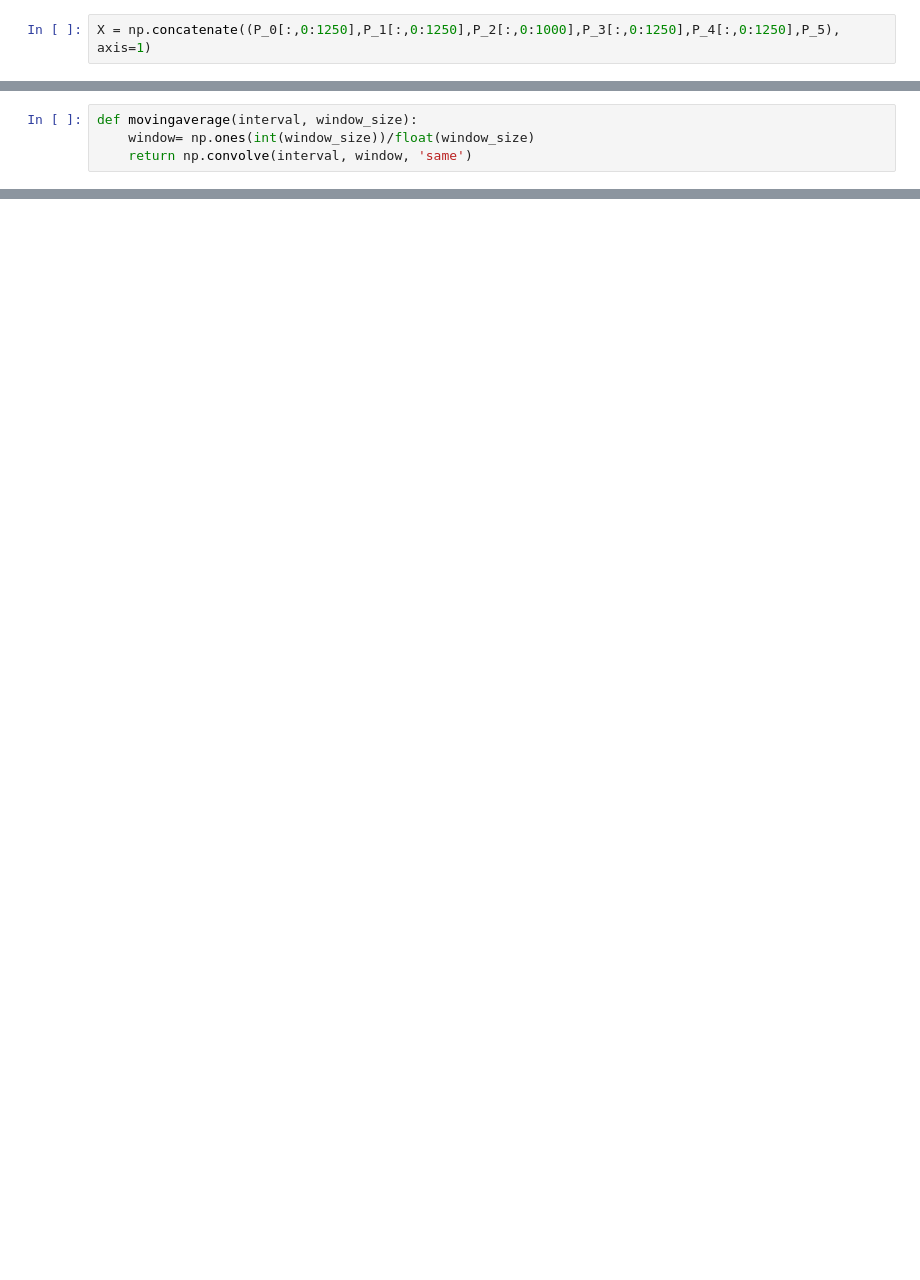
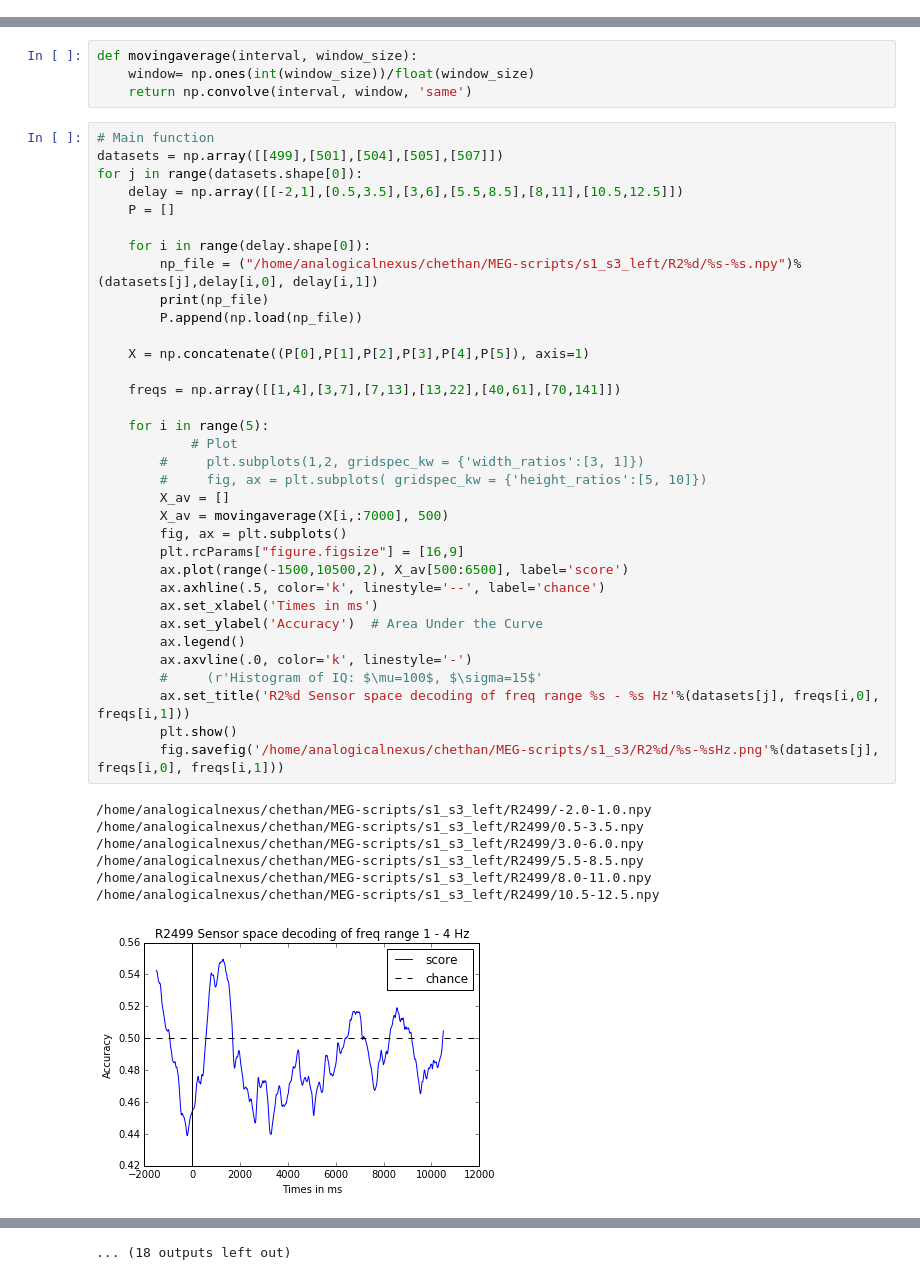
Before and after one commit to analogicalnexus/MEG-presentation-scripts, a Jupyter notebook: processing/wmd_visualization.ipynb, the cells around one changed output, grey strips where cells are left out. Saved outputs shown, nothing was run; the diff lists cells and outputs as text; blank space fills up the shorter version.

Commit message:
tested decoding and visualization scripts

```diff
--- a/processing/wmd_visualization.ipynb
+++ b/processing/wmd_visualization.ipynb
@@ -12,2 +3,0 @@ P_5 = np.load("/home/analogicalnexus/chethan/MEG-scripts/10-12_5_sec/10-12_5.npy
-# %%
-X = np.concatenate((P_0[:,0:1250],P_1[:,0:1250],P_2[:,0:1000],P_3[:,0:1250],P_4[:,0:1250],P_5), axis=1)
@@ -21,3 +5,45 @@ X.shape
 def movingaverage(interval, window_size):
     window= np.ones(int(window_size))/float(window_size)
     return np.convolve(interval, window, 'same')
+# %%
+# Main function
+datasets = np.array([[499],[501],[504],[505],[507]])
+for j in range(datasets.shape[0]):
+    delay = np.array([[-2,1],[0.5,3.5],[3,6],[5.5,8.5],[8,11],[10.5,12.5]])
+    P = []
+
+    for i in range(delay.shape[0]):
+        np_file = ("/home/analogicalnexus/chethan/MEG-scripts/s1_s3_left/R2%d/%s-%s.npy")%(datasets[j],delay[i,0], delay[i,1])
+        print(np_file)
+        P.append(np.load(np_file))
+
+    X = np.concatenate((P[0],P[1],P[2],P[3],P[4],P[5]), axis=1)
+
+    freqs = np.array([[1,4],[3,7],[7,13],[13,22],[40,61],[70,141]])
+
+    for i in range(5):
+            # Plot
+        #     plt.subplots(1,2, gridspec_kw = {'width_ratios':[3, 1]})
+        #     fig, ax = plt.subplots( gridspec_kw = {'height_ratios':[5, 10]})
+        X_av = []
+        X_av = movingaverage(X[i,:7000], 500)
+        fig, ax = plt.subplots()
+        plt.rcParams["figure.figsize"] = [16,9]
+        ax.plot(range(-1500,10500,2), X_av[500:6500], label='score')
+        ax.axhline(.5, color='k', linestyle='--', label='chance')
+        ax.set_xlabel('Times in ms')
+        ax.set_ylabel('Accuracy')  # Area Under the Curve
+        ax.legend()
+        ax.axvline(.0, color='k', linestyle='-')
+        #     (r'Histogram of IQ: $\mu=100$, $\sigma=15$'
+        ax.set_title('R2%d Sensor space decoding of freq range %s - %s Hz'%(datasets[j], freqs[i,0], freqs[i,1]))
+        plt.show()
+        fig.savefig('/home/analogicalnexus/chethan/MEG-scripts/s1_s3/R2%d/%s-%sHz.png'%(datasets[j], freqs[i,0], freqs[i,1]))
+# %% [output]
+/home/analogicalnexus/chethan/MEG-scripts/s1_s3_left/R2499/-2.0-1.0.npy
+/home/analogicalnexus/chethan/MEG-scripts/s1_s3_left/R2499/0.5-3.5.npy
+/home/analogicalnexus/chethan/MEG-scripts/s1_s3_left/R2499/3.0-6.0.npy
+/home/analogicalnexus/chethan/MEG-scripts/s1_s3_left/R2499/5.5-8.5.npy
+/home/analogicalnexus/chethan/MEG-scripts/s1_s3_left/R2499/8.0-11.0.npy
+/home/analogicalnexus/chethan/MEG-scripts/s1_s3_left/R2499/10.5-12.5.npy
+[figure, added]
@@ -23,0 +65 @@ def movingaverage(interval, window_size):
+... (18 outputs left out)
```
Also changed, not shown: parts of 9 cells of this notebook, 1 other file.
